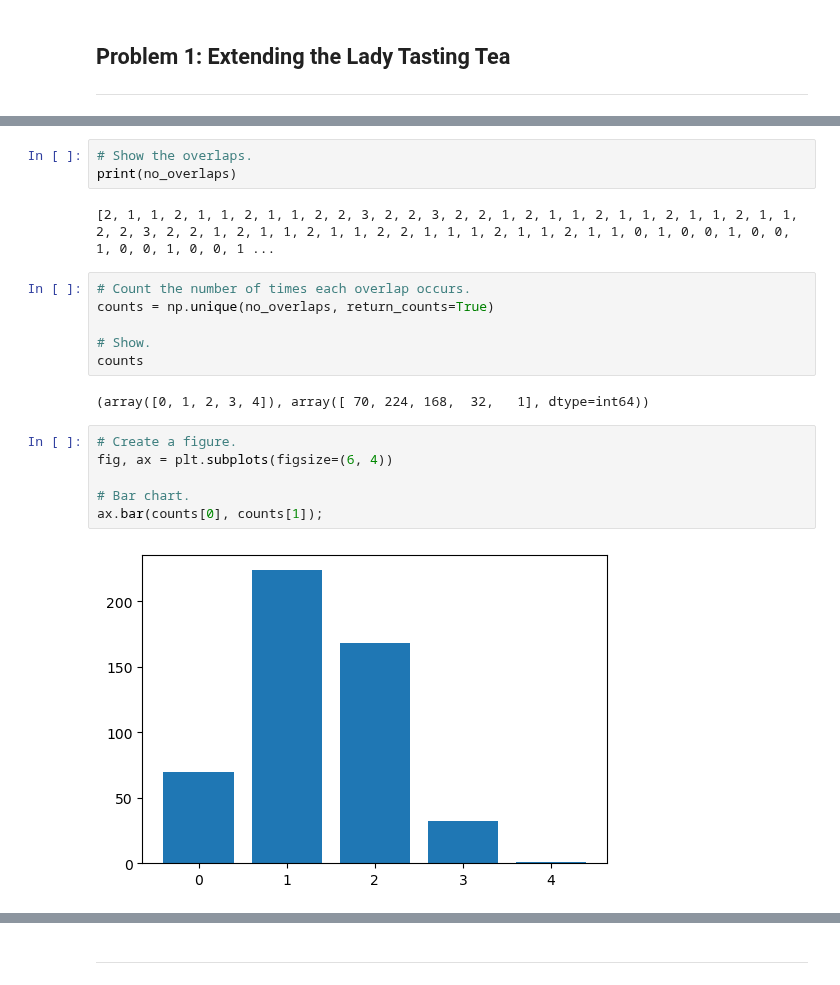
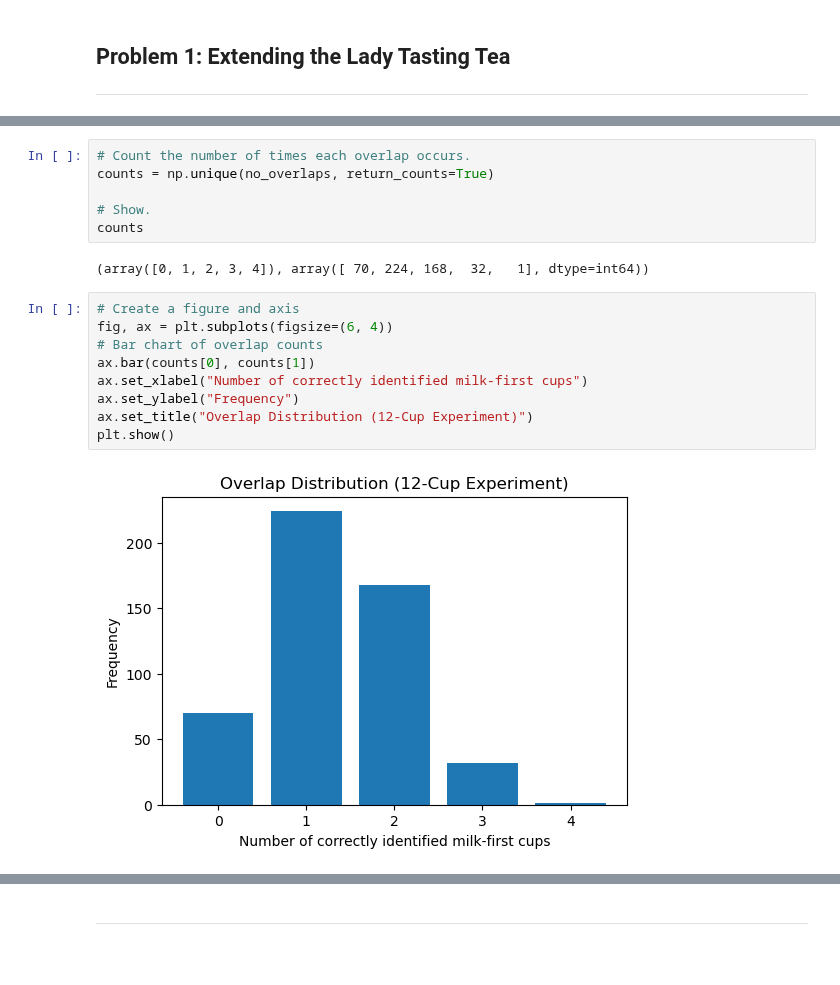
Before and after one commit to FabianeCancian/Applied-statistics, a Jupyter notebook: problems.ipynb, the cells around one changed output, grey strips where cells are left out. Saved outputs shown, nothing was run; the diff lists cells and outputs as text; blank space fills up the shorter version.

```diff
--- a/problems.ipynb
+++ b/problems.ipynb
@@ -140,8 +143,3 @@ for comb in combs:
-# %%
-# Show the overlaps.
-print(no_overlaps)
-# %% [output]
-[2, 1, 1, 2, 1, 1, 2, 1, 1, 2, 2, 3, 2, 2, 3, 2, 2, 1, 2, 1, 1, 2, 1, 1, 2, 1, 1, 2, 1, 1, 2, 2, 3, 2, 2, 1, 2, 1, 1, 2, 1, 1, 2, 2, 1, 1, 1, 2, 1, 1, 2, 1, 1, 0, 1, 0, 0, 1, 0, 0, 1, 0, 0, 1, 0, 0, 1 ...
 # %%
 # Count the number of times each overlap occurs.
 counts = np.unique(no_overlaps, return_counts=True)
@@ -151,10 +149,13 @@ counts
 # %% [output]
 (array([0, 1, 2, 3, 4]), array([ 70, 224, 168,  32,   1], dtype=int64))
 # %%
-# Create a figure.
+# Create a figure and axis
 fig, ax = plt.subplots(figsize=(6, 4))
-
-# Bar chart.
-ax.bar(counts[0], counts[1]);
+# Bar chart of overlap counts
+ax.bar(counts[0], counts[1])
+ax.set_xlabel("Number of correctly identified milk-first cups")
+ax.set_ylabel("Frequency")
+ax.set_title("Overlap Distribution (12-Cup Experiment)")
+plt.show()
 # %% [output]
-[figure, old version]
+[figure, new version]
```
Also changed, not shown: parts of 30 cells of this notebook.
